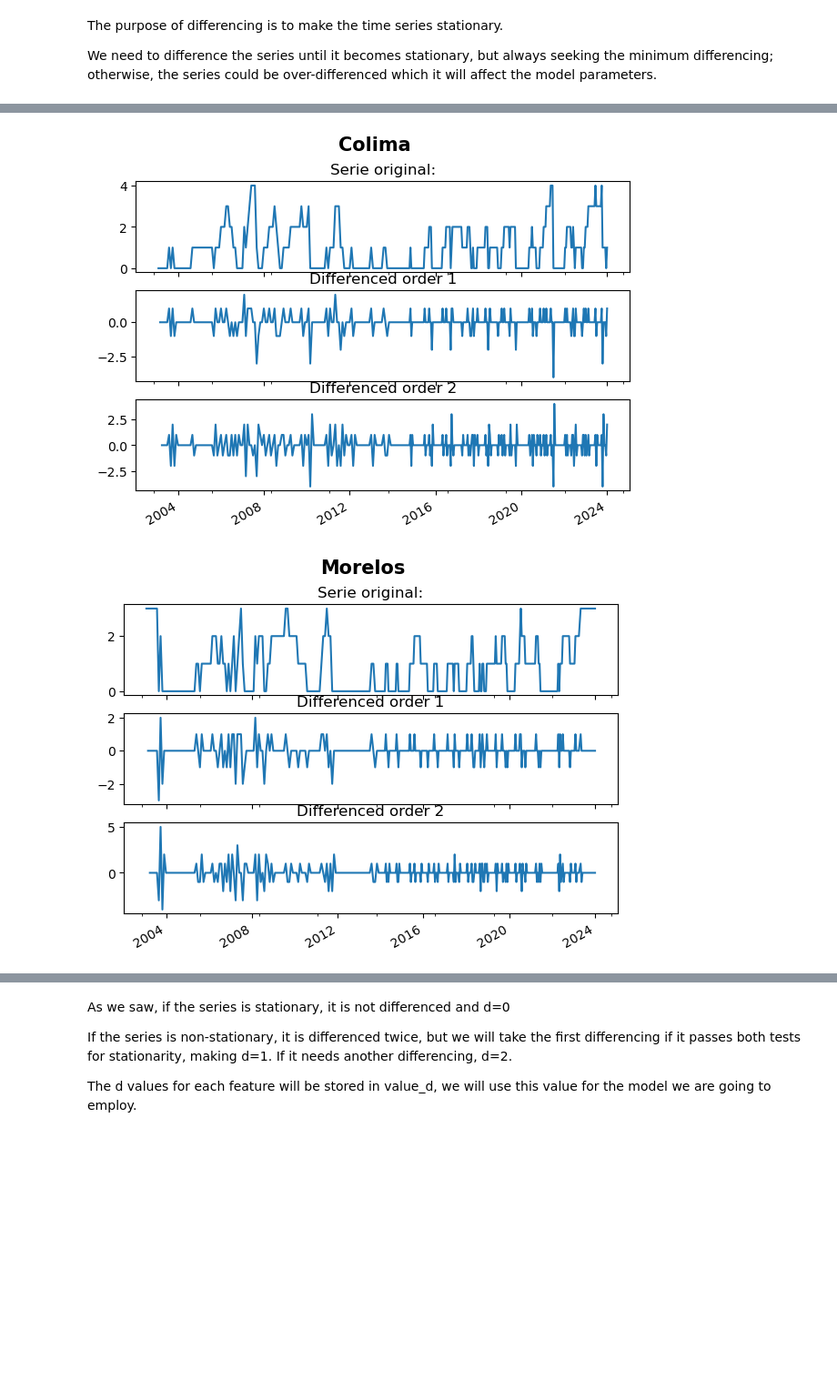
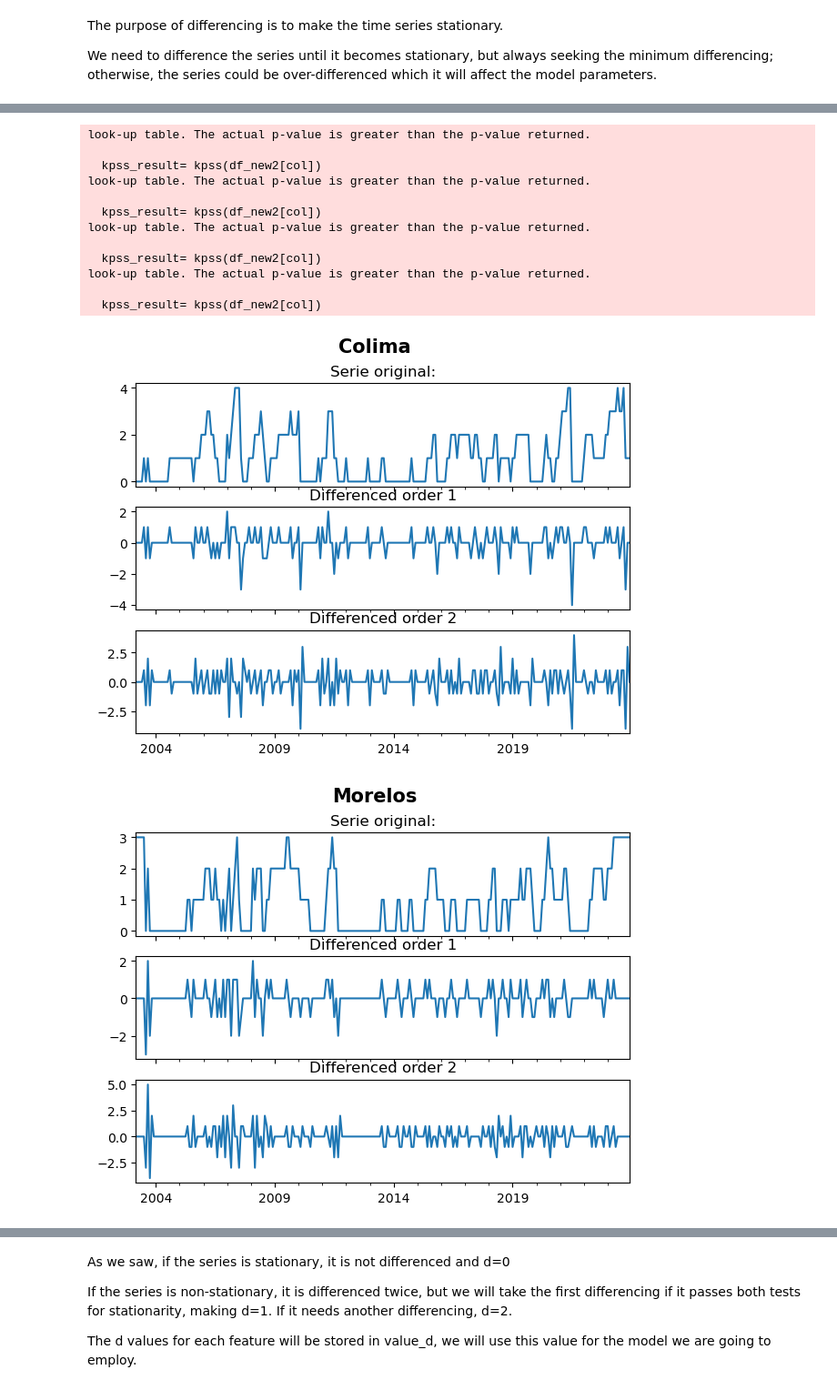
Before and after one commit to CCT-Dublin/capstone-project-feb-2024-ft-Denisse14GT, a Jupyter notebook: Ca3.ipynb, the cells around one changed output, grey strips where cells are left out. Shown at 91% size. Cells and saved outputs as stored; diff of their text form; code cells hidden in the pictures; blank space fills up the shorter version.

```diff
--- a/Ca3.ipynb
+++ b/Ca3.ipynb
@@ -214,0 +236,2 @@ df_new2.head()
+# %%
+df_new2.index = pd.to_datetime(df_new2.index)
@@ -235,0 +277,26 @@ plt.show()
+# %%
+fig, axes = plt.subplots(nrows=len(df_new2.columns), ncols=1, figsize=(7, 5 * len(df_new2.columns)))
+
+
+start_year = 2002
+end_year = 2025
+
+
+for i, col in enumerate(df_new2.columns):
+    df_new2[col].plot(ax=axes[i], marker='o', markersize=2, markeredgecolor='darkblue', linewidth=1)
+
+
+    axes[i].set_ylabel('Drought Level', fontweight='bold')
+    axes[i].set_xlabel('Date', fontweight='bold')
+    axes[i].set_title(col, fontdict={'fontsize': 14, 'fontweight': 'bold', 'color': 'purple'})
+
+
+    axes[i].set_xlim(pd.Timestamp(f'{start_year}-01-31'), pd.Timestamp(f'{end_year}-12-31'))
+
+
+    y_ticks = range(int(df_new2[col].min()), int(df_new2[col].max()) + 1)
+    axes[i].set_yticks(y_ticks)
+
+
+plt.tight_layout()
+plt.show()
@@ -236,7 +305,7 @@ plt.show()
 # %% [markdown]
 To observe the recent trends over the past 2 years, we will graph the last 49 records
 # %%
-ultimas_20_filas = df_new2.tail(49)
+ultimas_20_filas = df_new2.tail(24)
 
 #fig, axes = plt.subplots(nrows=len(df_new2.columns), ncols=1, figsize=(7, 5*len(df_new2.columns)))
 fig, axes = plt.subplots(nrows=2, ncols=2, figsize=(14, 10))
@@ -291,6 +358,8 @@ If the ADF indicates stationarity and the KPSS indicates non-stationarity, we mi
 The purpose of differencing is to make the time series stationary.
 
 We need to difference the series until it becomes stationary, but always seeking the minimum differencing; otherwise, the series could be over-differenced which it will affect the model parameters.
+# %%
+orig_df2 = df_new2.copy()
 # %%
 warnings.filterwarnings("default")
 datos_diff_1 = {}
@@ -344,7 +413,7 @@ for i, col in enumerate(df_new2.columns):
 
     fig, axs = plt.subplots(nrows=3, ncols=1, figsize=(7, 5), sharex=True)
     fig.suptitle(df_new2.columns[i],fontweight='bold',fontsize=15)
-    orig_df[col].plot(ax=axs[0], title='\nSerie original:')
+    orig_df2[col].plot(ax=axs[0], title='\nSerie original:')
     datos_diff_1[col].plot(ax=axs[1], title='\nDifferenced order 1')
     datos_diff_2[col].plot(ax=axs[2], title='\nDifferenced order 2')
 # %% [output]
@@ -384,2 +468,14 @@ It is stationary.
+look-up table. The actual p-value is greater than the p-value returned.
+
+  kpss_result= kpss(df_new2[col])
+look-up table. The actual p-value is greater than the p-value returned.
+
+  kpss_result= kpss(df_new2[col])
+look-up table. The actual p-value is greater than the p-value returned.
+
+  kpss_result= kpss(df_new2[col])
+look-up table. The actual p-value is greater than the p-value returned.
+
+  kpss_result= kpss(df_new2[col])
-[figure, old version]
+[figure, new version]
-[figure, old version]
+[figure, new version]
```
Also changed, not shown: parts of 69 cells of this notebook.
